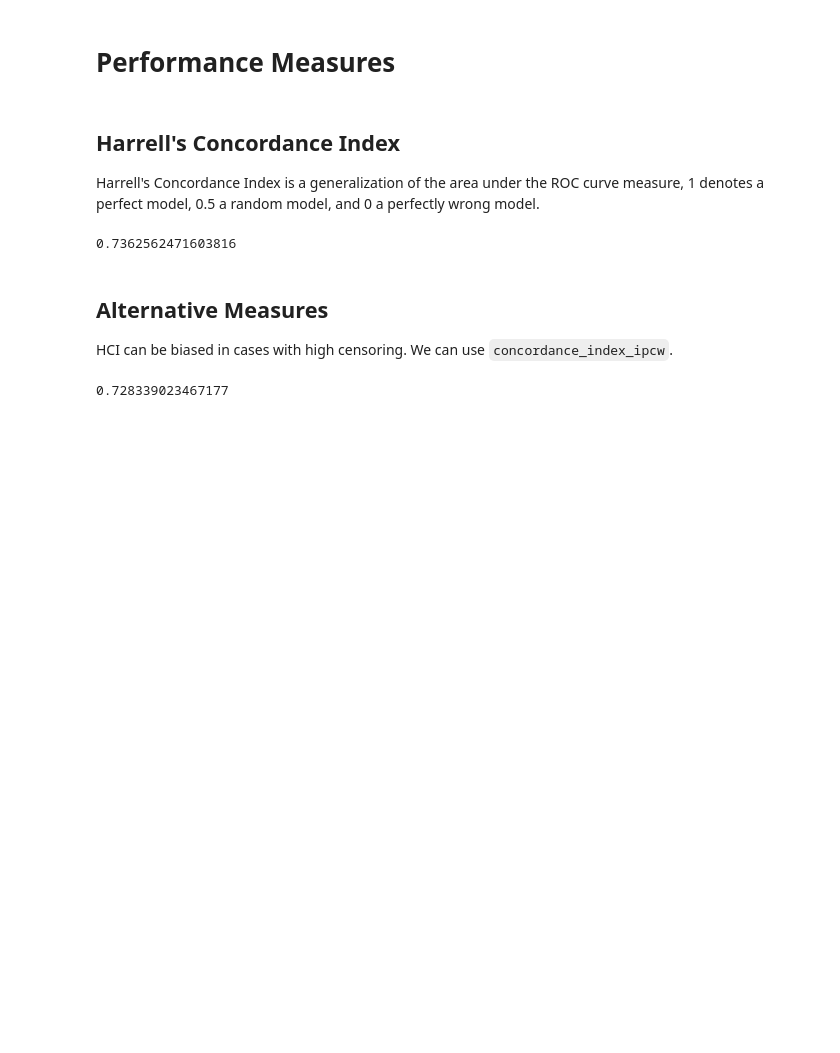
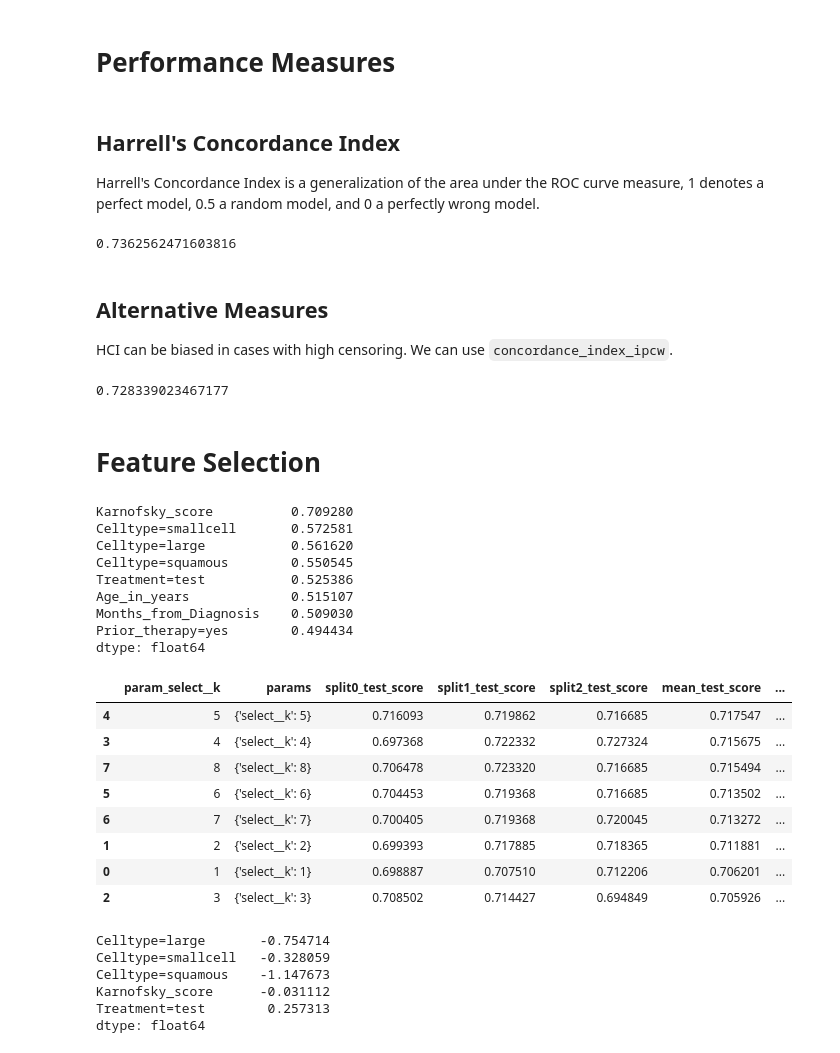
Before and after one commit to matteo4diani/federated-survival-analysis-experiments, a Jupyter notebook: federated_survival_analysis.ipynb, the cells around one changed output. Cells and saved outputs as stored; diff of their text form; code cells hidden in the pictures; blank space fills up the shorter version.

```diff
--- a/federated_survival_analysis.ipynb
+++ b/federated_survival_analysis.ipynb
@@ -230,3 +250,68 @@ print(alternative_estimator.score(data_x_numeric, data_y))
 assert result[0] > alternative_estimator.score(data_x_numeric, data_y)
 # %% [output]
 0.728339023467177
+# %% [markdown]
+# Feature Selection
+# %%
+def fit_and_score_features(X, y):
+    n_features = X.shape[1]
+    scores = np.empty(n_features)
+    m = CoxPHSurvivalAnalysis()
+    for j in range(n_features):
+        Xj = X[:, j:j+1]
+        m.fit(Xj, y)
+        scores[j] = m.score(Xj, y)
+    return scores
+
+scores = fit_and_score_features(data_x_numeric.values,
+                                data_y)
+
+display(pd.Series(scores,
+                index=data_x_numeric.columns).sort_values(ascending=False))
+
+pipe = Pipeline([('encode', OneHotEncoder()),
+                 ('select', SelectKBest(fit_and_score_features, k=3)),
+                 ('model', CoxPHSurvivalAnalysis())])
+
+param_grid = {'select__k': np.arange(1, data_x_numeric.shape[1] + 1)}
+cv = KFold(n_splits=3, random_state=1, shuffle=True)
+gcv = GridSearchCV(pipe, param_grid, return_train_score=True, cv=cv)
+gcv.fit(data_x, data_y)
+
+results = pd.DataFrame(gcv.cv_results_).sort_values(by='mean_test_score',
+                                                    ascending=False)
+
+display(results.loc[:, ~results.columns.str.endswith("_time")])
+
+pipe.set_params(**gcv.best_params_)
+pipe.fit(data_x, data_y)
+
+encoder, transformer, final_estimator = [s[1] for s in pipe.steps]
+
+display(pd.Series(final_estimator.coef_,
+                index=encoder.encoded_columns_[transformer.get_support()]))
+# %% [output]
+Karnofsky_score          0.709280
+Celltype=smallcell       0.572581
+Celltype=large           0.561620
+Celltype=squamous        0.550545
+Treatment=test           0.525386
+Age_in_years             0.515107
+Months_from_Diagnosis    0.509030
+Prior_therapy=yes        0.494434
+dtype: float64
+|  | param_select__k | params | split0_test_score | split1_test_score | split2_test_score | mean_test_score | ... |
+| 4 | 5 | {'select__k': 5} | 0.716093 | 0.719862 | 0.716685 | 0.717547 | ... |
+| 3 | 4 | {'select__k': 4} | 0.697368 | 0.722332 | 0.727324 | 0.715675 | ... |
+| 7 | 8 | {'select__k': 8} | 0.706478 | 0.723320 | 0.716685 | 0.715494 | ... |
+| 5 | 6 | {'select__k': 6} | 0.704453 | 0.719368 | 0.716685 | 0.713502 | ... |
+| 6 | 7 | {'select__k': 7} | 0.700405 | 0.719368 | 0.720045 | 0.713272 | ... |
+| 1 | 2 | {'select__k': 2} | 0.699393 | 0.717885 | 0.718365 | 0.711881 | ... |
+| 0 | 1 | {'select__k': 1} | 0.698887 | 0.707510 | 0.712206 | 0.706201 | ... |
+| 2 | 3 | {'select__k': 3} | 0.708502 | 0.714427 | 0.694849 | 0.705926 | ... |
+Celltype=large       -0.754714
+Celltype=smallcell   -0.328059
+Celltype=squamous    -1.147673
+Karnofsky_score      -0.031112
+Treatment=test        0.257313
+dtype: float64
```
Also changed, not shown: parts of 3 cells of this notebook.
